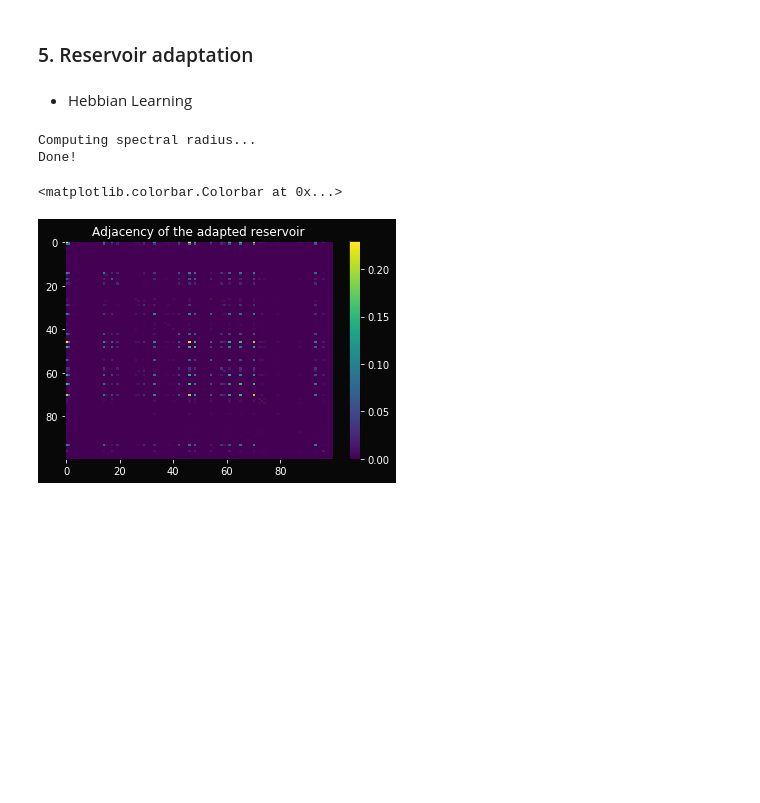
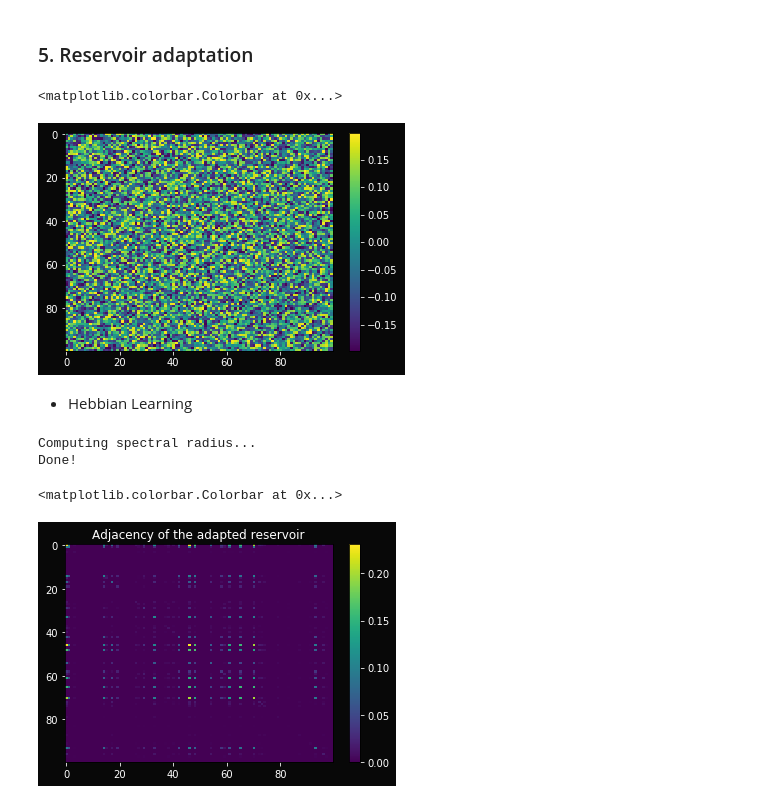
Before and after one commit to mizvol/miniESN, a Jupyter notebook: Adaptation.ipynb, the cells around one changed output. Saved outputs shown, nothing was run; the diff lists cells and outputs as text; code cells hidden in the pictures; blank space fills up the shorter version.

```diff
--- a/Adaptation.ipynb
+++ b/Adaptation.ipynb
@@ -249,6 +251,12 @@ X_peaks = np.apply_along_axis(std_peaks, 0, X_peaks, threshold)
 import networkx as nx
 # %%
 G_random = nx.from_numpy_matrix(W)
+# %%
+imshow(nx.adjacency_matrix(G_random).todense(), aspect='auto')
+colorbar()
+# %% [output]
+<matplotlib.colorbar.Colorbar at 0x...>
+[figure, added]
 # %% [markdown]
 * Hebbian Learning
 # %%
```
Also changed, not shown: parts of 3 cells of this notebook.
